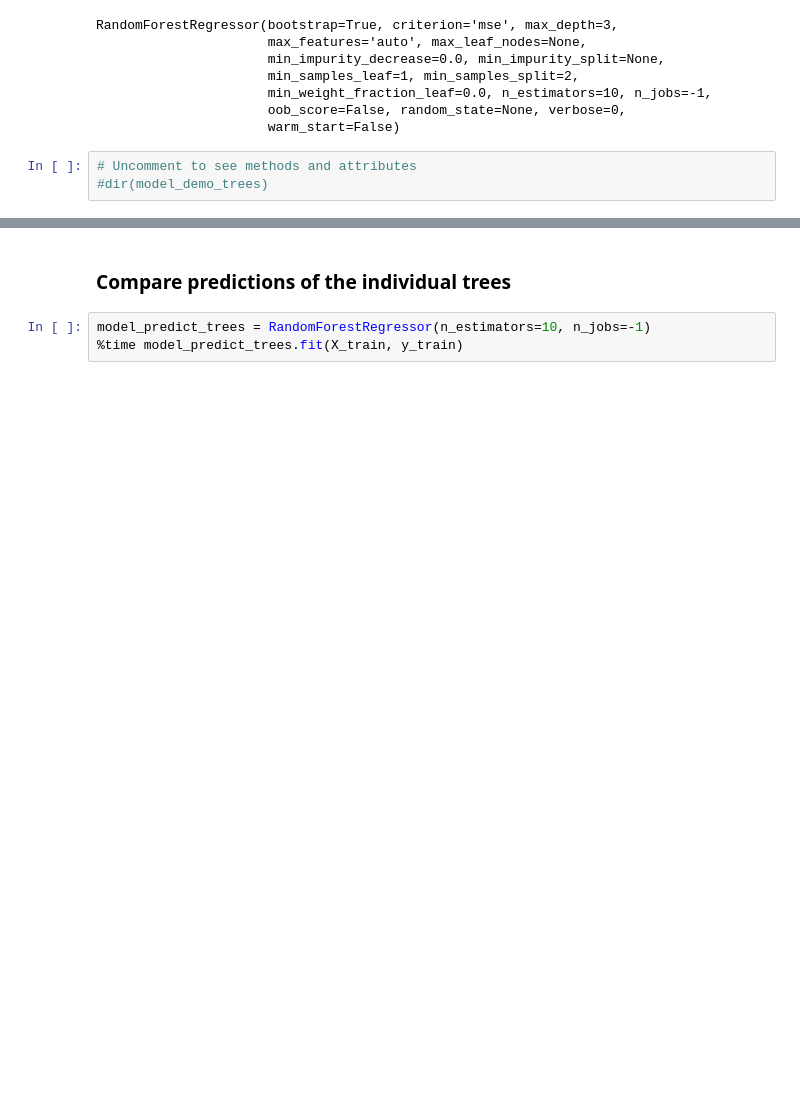
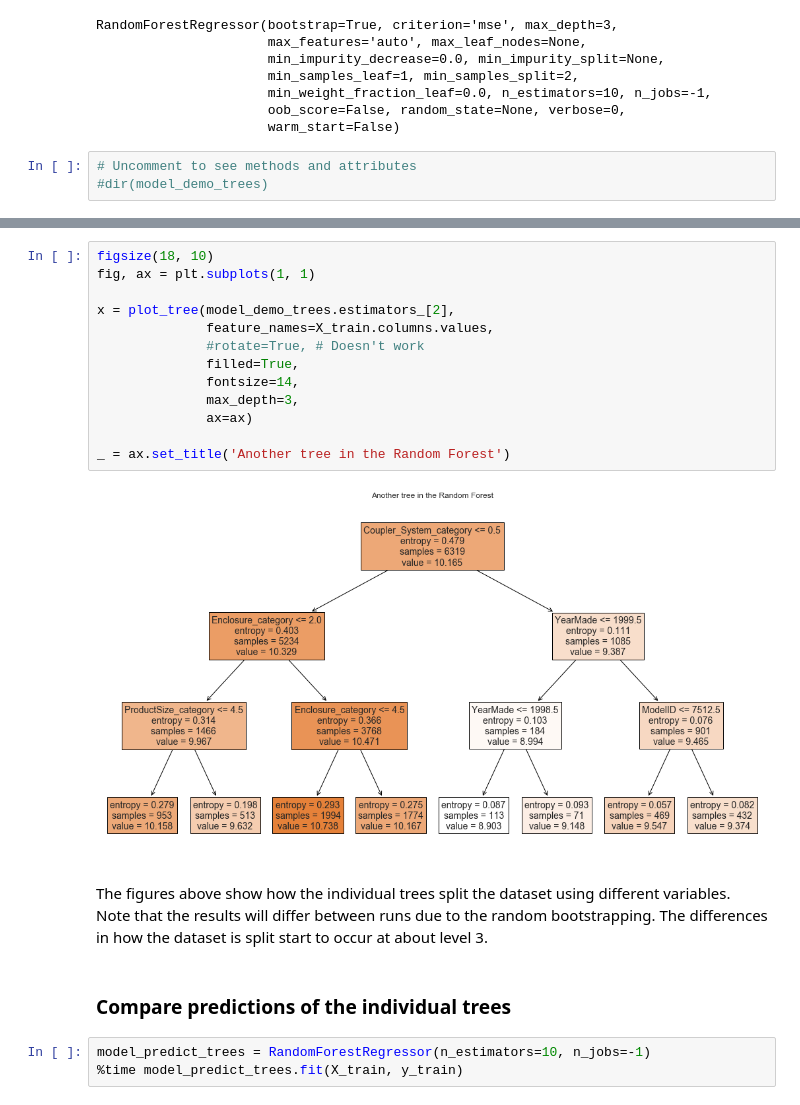
Before and after one commit to bogeholm/fastai-intro-to-ml, a Jupyter notebook: 2-random-forest-deep-dive.ipynb, the cells around one changed output, grey strips where cells are left out. Drawn from its saved outputs; the diff is of its cells as text; blank space fills up the shorter version.

```diff
--- a/2-random-forest-deep-dive.ipynb
+++ b/2-random-forest-deep-dive.ipynb
@@ -266,3 +268,20 @@ x = plot_tree(model_demo_trees.estimators_[1],
+# %%
+figsize(18, 10)
+fig, ax = plt.subplots(1, 1)
+
+x = plot_tree(model_demo_trees.estimators_[2],
+              feature_names=X_train.columns.values,
+              #rotate=True, # Doesn't work
+              filled=True,
+              fontsize=14,
+              max_depth=3,
+              ax=ax)
+
+_ = ax.set_title('Another tree in the Random Forest')
+# %% [output]
+[figure, added]
+# %% [markdown]
+The figures above show how the individual trees split the dataset using different variables. Note that the results will differ between runs due to the random bootstrapping. The differences in how the dataset is split start to occur at about level 3.
 # %% [markdown]
 ### Compare predictions of the individual trees
 # %%
```
Also changed, not shown: parts of 14 cells of this notebook.
